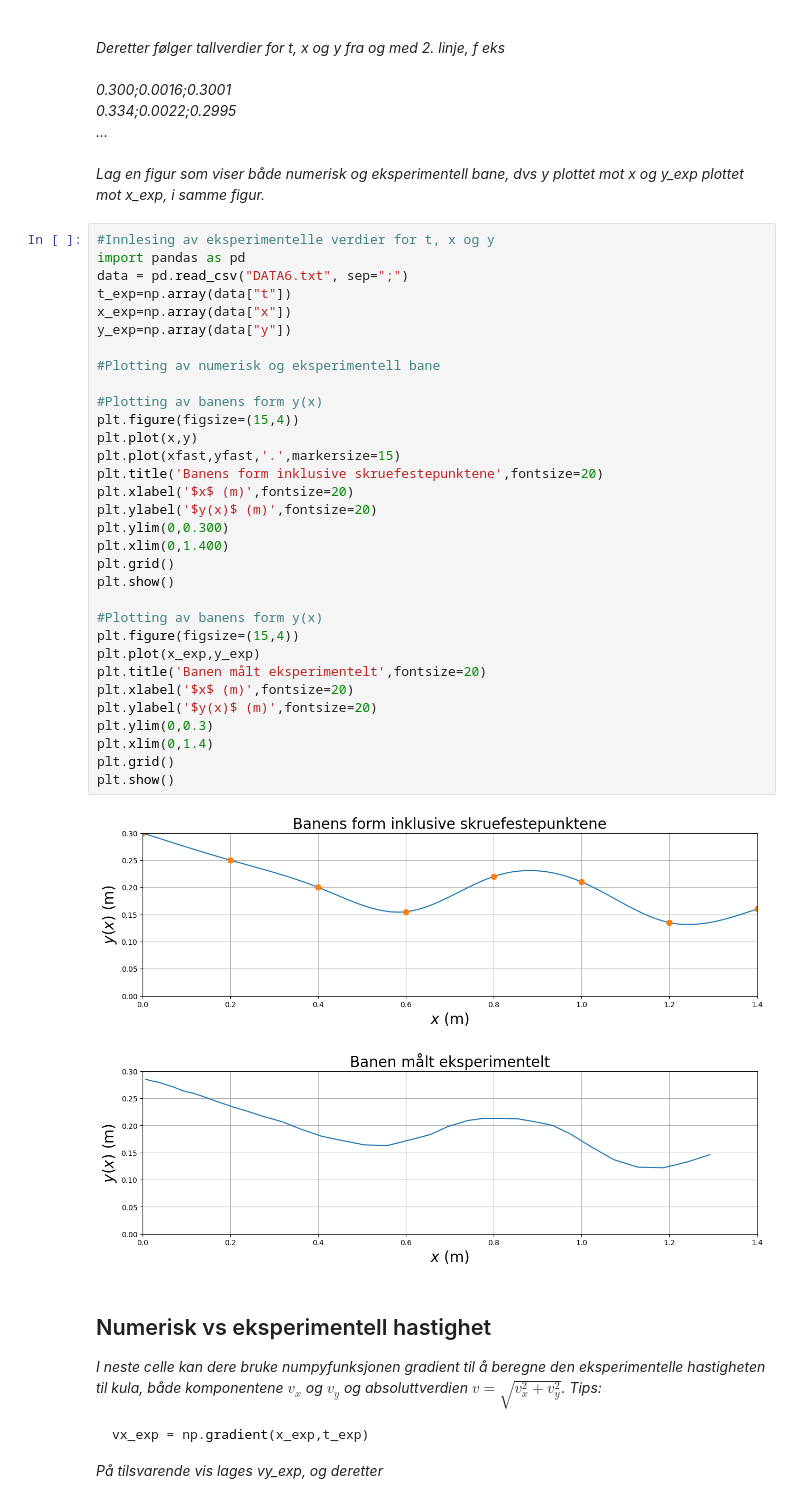
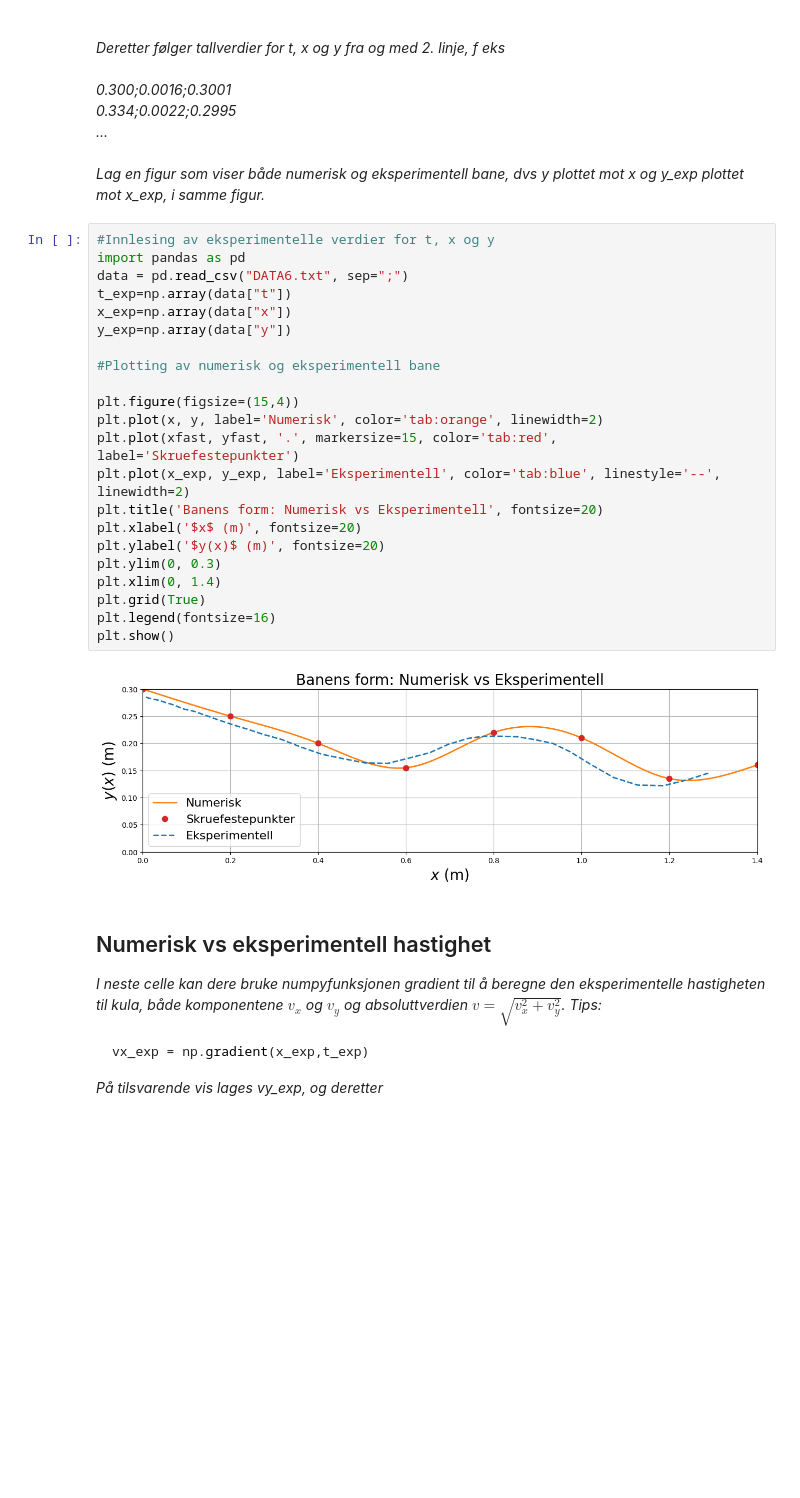
Before and after one commit to peroye/Fysikklab, a Jupyter notebook: notebook_mal_H25.ipynb, the cells around one changed output. Saved outputs shown, nothing was run; the diff lists cells and outputs as text; blank space fills up the shorter version.

```diff
--- a/notebook_mal_H25.ipynb
+++ b/notebook_mal_H25.ipynb
@@ -333,38 +333,27 @@ Lag en figur som viser både numerisk og eksperimentell bane, dvs y plottet mot
 # %%
 #Innlesing av eksperimentelle verdier for t, x og y
 import pandas as pd
 data = pd.read_csv("DATA6.txt", sep=";")
 t_exp=np.array(data["t"])
 x_exp=np.array(data["x"])
 y_exp=np.array(data["y"])
 
 #Plotting av numerisk og eksperimentell bane
 
-#Plotting av banens form y(x)
 plt.figure(figsize=(15,4))
-plt.plot(x,y)
-plt.plot(xfast,yfast,'.',markersize=15)
-plt.title('Banens form inklusive skruefestepunktene',fontsize=20)
-plt.xlabel('$x$ (m)',fontsize=20)
-plt.ylabel('$y(x)$ (m)',fontsize=20)
-plt.ylim(0,0.300)
-plt.xlim(0,1.400)
-plt.grid()
+plt.plot(x, y, label='Numerisk', color='tab:orange', linewidth=2)
+plt.plot(xfast, yfast, '.', markersize=15, color='tab:red', label='Skruefestepunkter')
+plt.plot(x_exp, y_exp, label='Eksperimentell', color='tab:blue', linestyle='--', linewidth=2)
+plt.title('Banens form: Numerisk vs Eksperimentell', fontsize=20)
+plt.xlabel('$x$ (m)', fontsize=20)
+plt.ylabel('$y(x)$ (m)', fontsize=20)
+plt.ylim(0, 0.3)
+plt.xlim(0, 1.4)
+plt.grid(True)
+plt.legend(fontsize=16)
 plt.show()
-
-#Plotting av banens form y(x)
-plt.figure(figsize=(15,4))
-plt.plot(x_exp,y_exp)
-plt.title('Banen målt eksperimentelt',fontsize=20)
-plt.xlabel('$x$ (m)',fontsize=20)
-plt.ylabel('$y(x)$ (m)',fontsize=20)
-plt.ylim(0,0.3)
-plt.xlim(0,1.4)
-plt.grid()
-plt.show()
 # %% [output]
-[figure, old version]
+[figure, new version]
-[figure, removed]
 # %% [markdown]
 ## Numerisk vs eksperimentell hastighet
 
```
Also changed, not shown: parts of 1 cell of this notebook.
